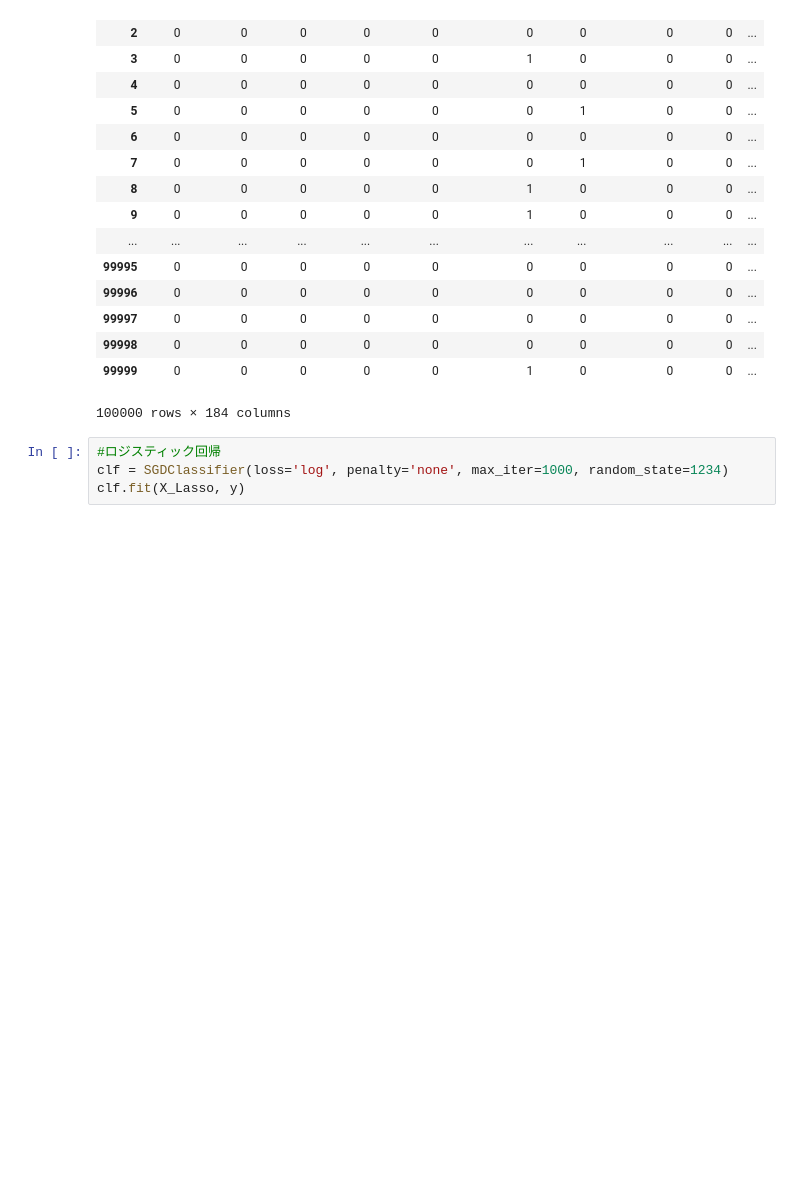
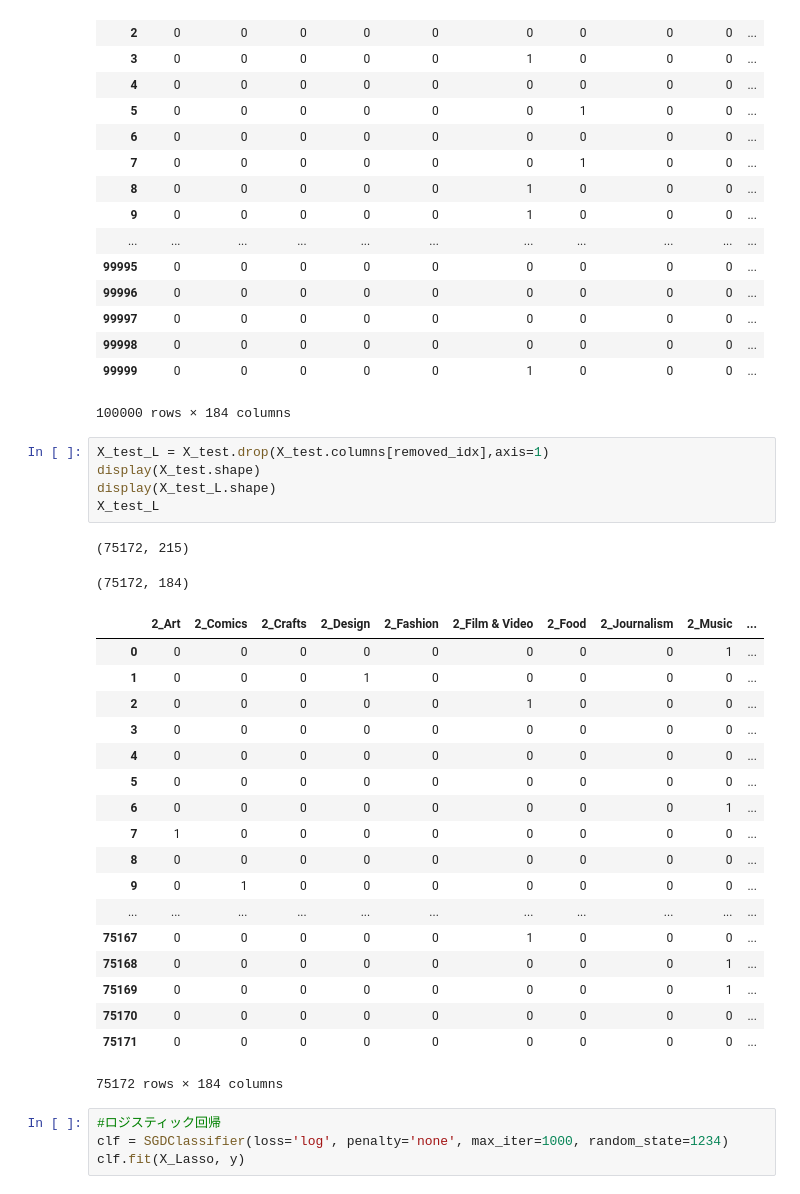
Before and after one commit to MitaMasashi/Kagawa-AI-Seminar-201908, a Jupyter notebook: Day3_work_三田雅.ipynb, the cells around one changed output. Cells and saved outputs as stored; diff of their text form; blank space fills up the shorter version.

```diff
--- a/Day3_work_三田雅.ipynb
+++ b/Day3_work_三田雅.ipynb
@@ -422,6 +527,32 @@ X_Lasso
 | 99998 | 0 | 0 | 0 | 0 | 0 | 0 | 0 | 0 | 0 | ... |
 | 99999 | 0 | 0 | 0 | 0 | 0 | 1 | 0 | 0 | 0 | ... |
 100000 rows × 184 columns
+# %%
+X_test_L = X_test.drop(X_test.columns[removed_idx],axis=1)
+display(X_test.shape)
+display(X_test_L.shape)
+X_test_L
+# %% [output]
+(75172, 215)
+(75172, 184)
+|  | 2_Art | 2_Comics | 2_Crafts | 2_Design | 2_Fashion | 2_Film & Video | 2_Food | 2_Journalism | 2_Music | ... |
+| 0 | 0 | 0 | 0 | 0 | 0 | 0 | 0 | 0 | 1 | ... |
+| 1 | 0 | 0 | 0 | 1 | 0 | 0 | 0 | 0 | 0 | ... |
+| 2 | 0 | 0 | 0 | 0 | 0 | 1 | 0 | 0 | 0 | ... |
+| 3 | 0 | 0 | 0 | 0 | 0 | 0 | 0 | 0 | 0 | ... |
+| 4 | 0 | 0 | 0 | 0 | 0 | 0 | 0 | 0 | 0 | ... |
+| 5 | 0 | 0 | 0 | 0 | 0 | 0 | 0 | 0 | 0 | ... |
+| 6 | 0 | 0 | 0 | 0 | 0 | 0 | 0 | 0 | 1 | ... |
+| 7 | 1 | 0 | 0 | 0 | 0 | 0 | 0 | 0 | 0 | ... |
+| 8 | 0 | 0 | 0 | 0 | 0 | 0 | 0 | 0 | 0 | ... |
+| 9 | 0 | 1 | 0 | 0 | 0 | 0 | 0 | 0 | 0 | ... |
+| ... | ... | ... | ... | ... | ... | ... | ... | ... | ... | ... |
+| 75167 | 0 | 0 | 0 | 0 | 0 | 1 | 0 | 0 | 0 | ... |
+| 75168 | 0 | 0 | 0 | 0 | 0 | 0 | 0 | 0 | 1 | ... |
+| 75169 | 0 | 0 | 0 | 0 | 0 | 0 | 0 | 0 | 1 | ... |
+| 75170 | 0 | 0 | 0 | 0 | 0 | 0 | 0 | 0 | 0 | ... |
+| 75171 | 0 | 0 | 0 | 0 | 0 | 0 | 0 | 0 | 0 | ... |
+75172 rows × 184 columns
 # %%
 #ロジスティック回帰
 clf = SGDClassifier(loss='log', penalty='none', max_iter=1000, random_state=1234)
```
Also changed, not shown: parts of 15 cells of this notebook, 1 other file.
